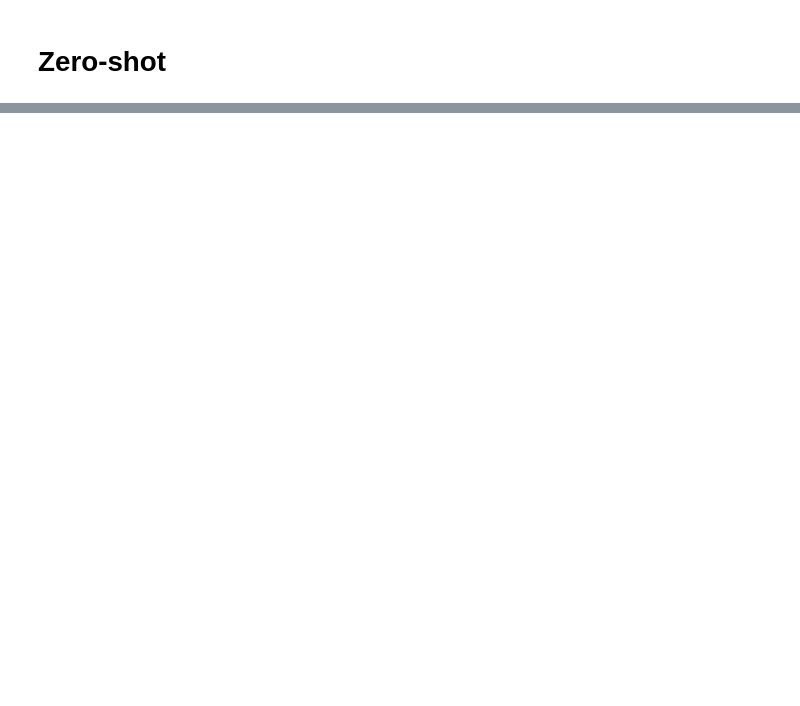
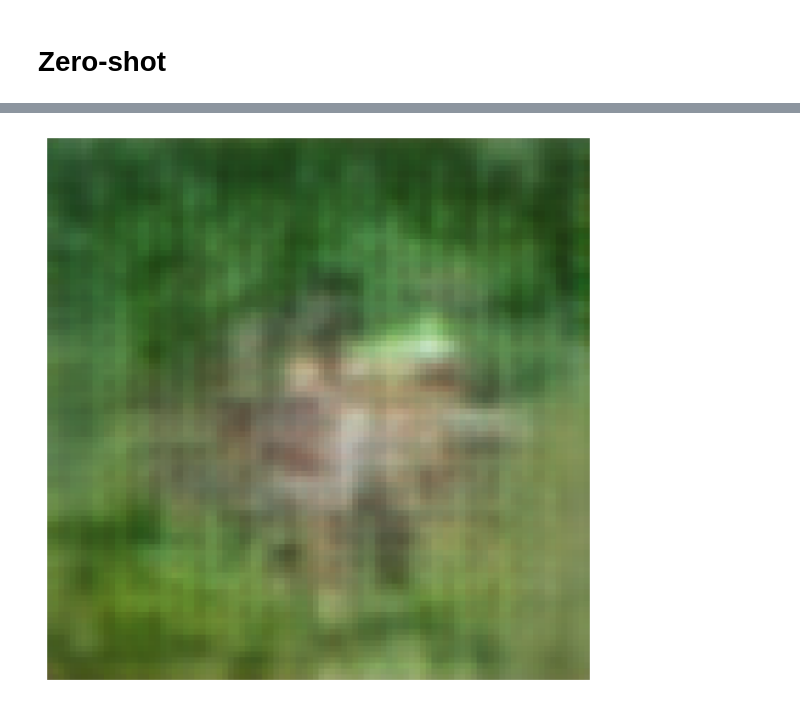
Before and after one commit to LorenzoPannacci/DJSCC-Semantic-Equalization, a Jupyter notebook: alignment/alignment.ipynb, the cells around one changed output, grey strips where cells are left out. Cells and saved outputs as stored; diff of their text form; code cells hidden in the pictures; blank space fills up the shorter version.

Commit message:
prepared for plots

```diff
--- a/alignment/alignment.ipynb
+++ b/alignment/alignment.ipynb
@@ -472,8 +489,8 @@ subset = Subset(data, indices)
 dataloader = DataLoader(subset, batch_size=batch_size, shuffle=True)
 # %%
 aligner = aligner_linear_neural(dataloader=dataloader,
-                                epochs_max=1000,
+                                epochs_max=10000,
                                 ratio=6,
-                                patience=5,
+                                patience=3,
                                 check_interval=1,
                                 min_delta=1e-5)
@@ -480,3 +515,5 @@ aligner = aligner_linear_neural(dataloader=dataloader,
 # %%
-with open(r'alignment/models/aligner_neural_128.pkl', 'wb') as f:
+aligner_fp = r'alignment/models/aligner_neural_128.pkl'
+
+with open(aligner_fp, 'wb') as f:
     pickle.dump(aligner.to("cpu"), f)
@@ -688,15 +819,15 @@ input, output = next(iter(dataloader))
 # %%
-flattened_image_size = 16*16*16
+flattened_image_size = 8192*2
 seed=42
 
 baseline = Baseline(
         input_dim=flattened_image_size,
         output_dim=flattened_image_size,
-        channel_matrix=torch.eye(1),
+        channel_matrix=torch.eye(1, dtype=torch.complex64),
         snr=snr,
         proto=n_samples,
         channel_usage=None,
-        typology='post', # with no channel characteristics this has no influence on the result
+        typology='post',
         strategy='PFE',
         use_channel=True,
         seed=seed,
@@ -710,0 +891,37 @@ with open(r'alignment/models/zeroshot.pkl', 'wb') as f:
+# %%
+model1 = load_deep_jscc(model1_fp, snr, c, "AWGN")
+model2 = load_deep_jscc(model2_fp, snr, c, "AWGN")
+
+encoder = copy.deepcopy(model1.encoder)
+decoder = copy.deepcopy(model2.decoder)
+# %%
+import numpy as np
+from PIL import Image
+
+demo_image = encoder(test_dataset[4][0].to("cpu"))
+shape = demo_image.shape
+
+demo_image = demo_image.reshape(1, -1).to("cpu")
+demo_image = baseline.transform(demo_image).to("cpu")
+
+demo_image = demo_image.reshape(shape)
+demo_image = decoder(demo_image)
+
+demo_image = image_normalization('denormalization')(demo_image)
+demo_image = image_normalization('normalization')(demo_image)
+
+demo_image = demo_image.cpu().detach().numpy()  # (C, H, W)
+demo_image = demo_image.transpose(1, 2, 0)  # convert to (H, W, C) for PIL
+
+# convert to PIL image and upscale
+pil_image = Image.fromarray((demo_image * 255).astype(np.uint8))
+new_size = (pil_image.width * 8, pil_image.height * 8)
+pil_image = pil_image.resize(new_size, Image.NEAREST)  # Use NEAREST or BICUBIC
+
+# show the upscaled image
+plt.figure(figsize=(new_size[0] / 100, new_size[1] / 100), dpi=100)
+plt.imshow(pil_image)
+plt.axis('off')
+plt.show()
+# %% [output]
+[figure, added]
```
Also changed, not shown: parts of 22 cells of this notebook, 12 other files.
